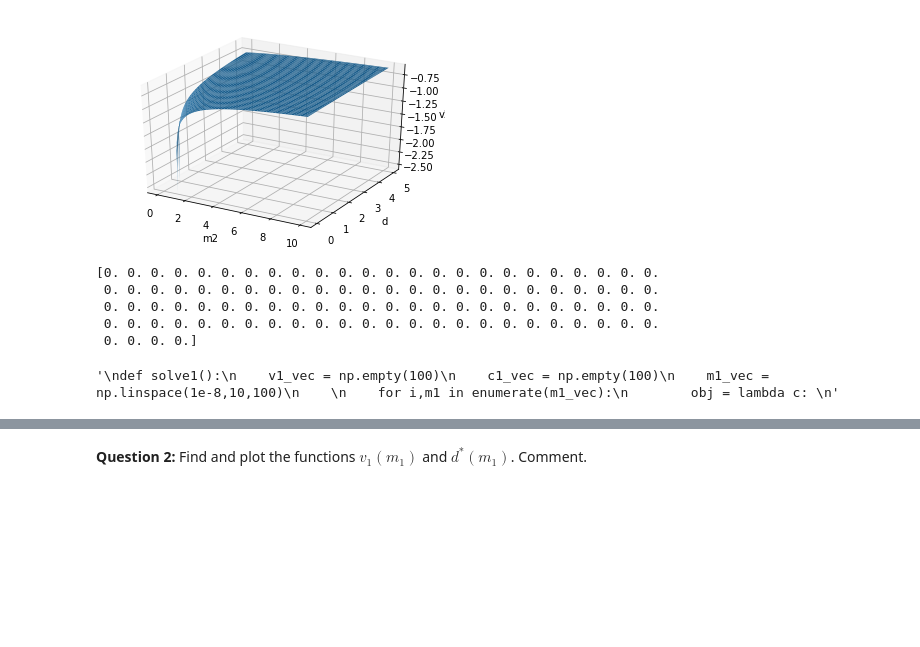
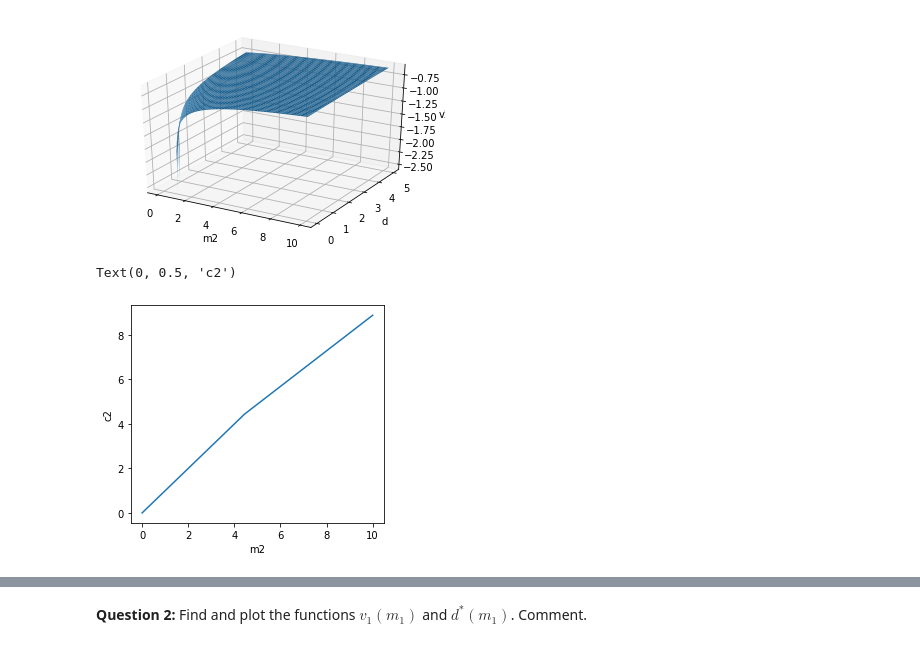
Before and after one commit to NumEconCopenhagen/projects-2020-group404, a Jupyter notebook: examproject/exam_2020.ipynb, the cells around one changed output, grey strips where cells are left out. Saved outputs shown, nothing was run; the diff lists cells and outputs as text; code cells hidden in the pictures; blank space fills up the shorter version.

```diff
--- a/examproject/exam_2020.ipynb
+++ b/examproject/exam_2020.ipynb
@@ -195,39 +284,13 @@ ax.set_zlabel('v2')
 plt.show()
 # %% [output]
 [figure]
-# %%
-# Solver
-def solve2(c2_vec, chi, rho, alpha):
-    v2_vec = np.empty(100)
-    c2_vec = np.empty(100)
-    m2_vec = np.linspace(1e-8,10,100)
-
-    for i, m2 in enumerate(m2_vec):
-        obj = lambda c: -v2(m2, d, c,chi = Chi, rho = rho, alpha = alpha)
-
-        x_0 = 1/2*m2
-
-        reslut = optimize.minimize_scalar(obj, x_0, method = 'bounded', bounds = [1e-8,m2])
-
-        v2_vec[i] = -result.fun
-        c2_vec[i] = result.x
-    return m2_vec, v2_vec, c2_vec
-print(c2_vec)
-# %% [output]
-[0. 0. 0. 0. 0. 0. 0. 0. 0. 0. 0. 0. 0. 0. 0. 0. 0. 0. 0. 0. 0. 0. 0. 0.
- 0. 0. 0. 0. 0. 0. 0. 0. 0. 0. 0. 0. 0. 0. 0. 0. 0. 0. 0. 0. 0. 0. 0. 0.
- 0. 0. 0. 0. 0. 0. 0. 0. 0. 0. 0. 0. 0. 0. 0. 0. 0. 0. 0. 0. 0. 0. 0. 0.
- 0. 0. 0. 0. 0. 0. 0. 0. 0. 0. 0. 0. 0. 0. 0. 0. 0. 0. 0. 0. 0. 0. 0. 0.
- 0. 0. 0. 0.]
-# %%
-'''
-def solve1():
-    v1_vec = np.empty(100)
-    c1_vec = np.empty(100)
-    m1_vec = np.linspace(1e-8,10,100)
-
-    for i,m1 in enumerate(m1_vec):
-        obj = lambda c:
-'''
-# %% [output]
-'\ndef solve1():\n    v1_vec = np.empty(100)\n    c1_vec = np.empty(100)\n    m1_vec = np.linspace(1e-8,10,100)\n    \n    for i,m1 in enumerate(m1_vec):\n        obj = lambda c: \n'
+# %%
+# Plotting c2 and m2
+fig = plt.figure(figsize=(10,4))
+ax = fig.add_subplot(1,2,1)
+ax.plot(m2_vec, c2_vec)
+ax.set_xlabel('m2')
+ax.set_ylabel('c2')
+# %% [output]
+Text(0, 0.5, 'c2')
+[figure, added]
```
Also changed, not shown: parts of 8 cells of this notebook.
